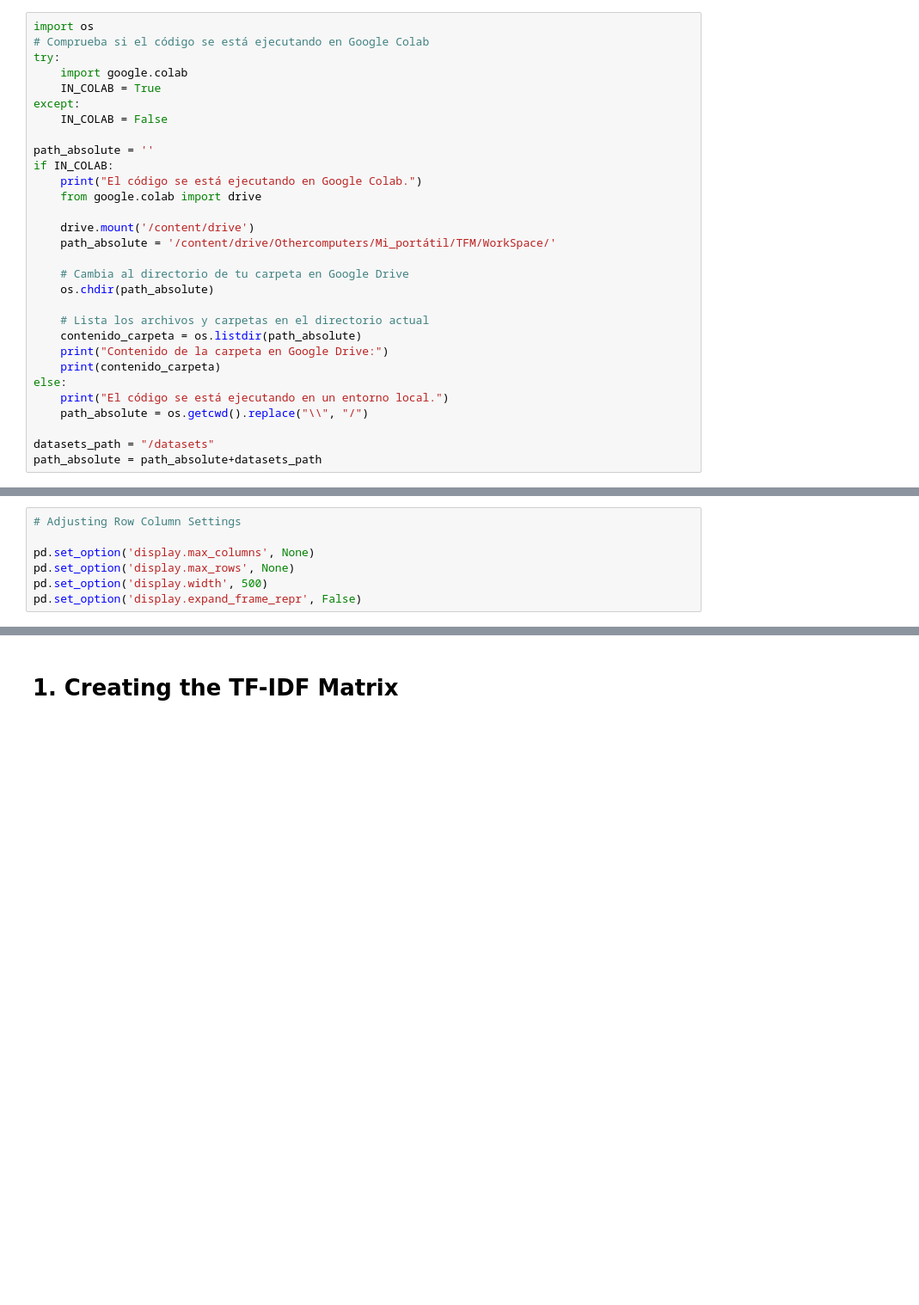
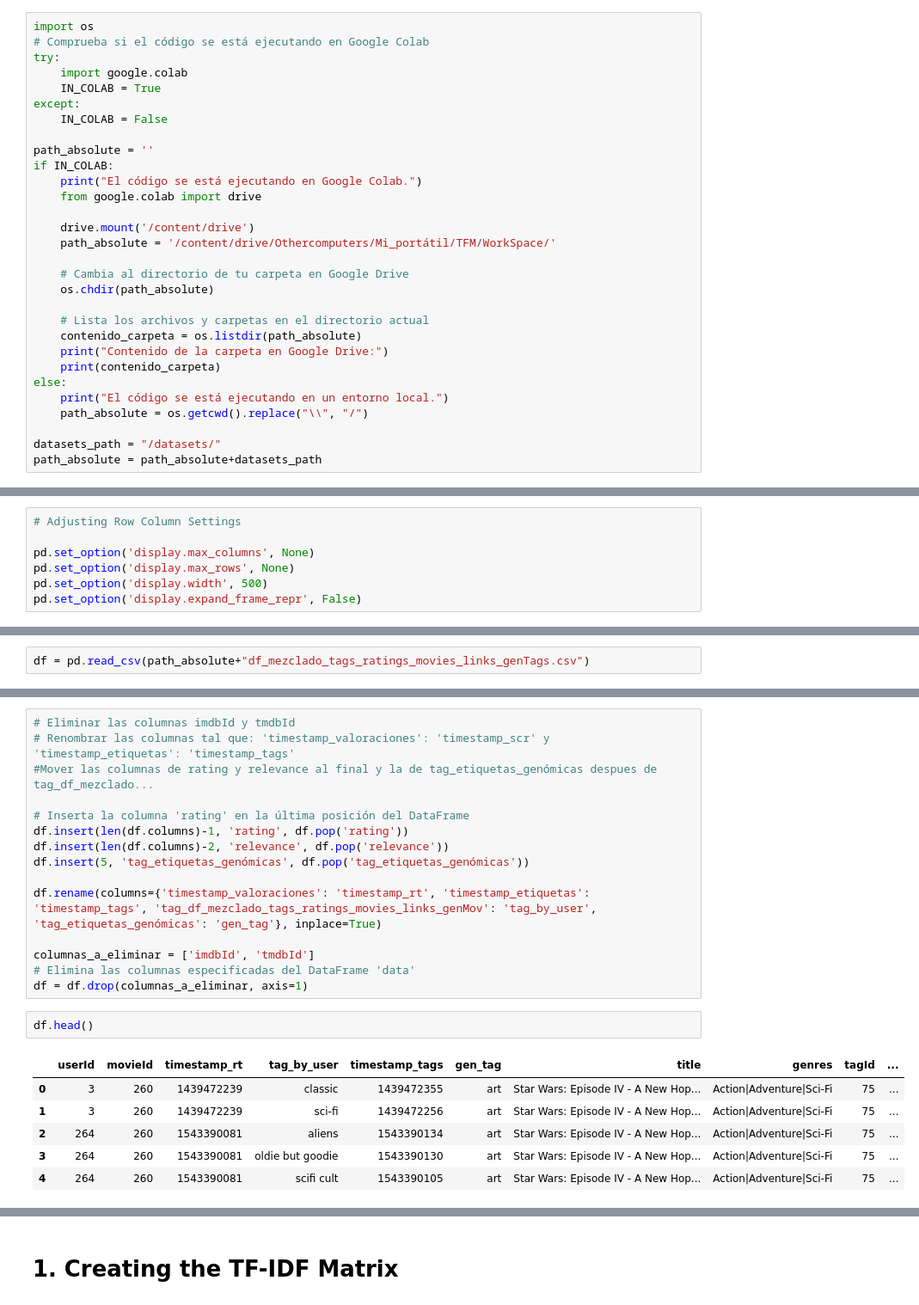
Before and after one commit to Jaime44/WorkSpace, a Jupyter notebook: models/content filter colaborative/content-based-recommendation.ipynb, the cells around one changed output, grey strips where cells are left out. Shown at 86% size. Drawn from its saved outputs; the diff is of its cells as text; blank space fills up the shorter version.

```diff
--- a/models/content filter colaborative/content-based-recommendation.ipynb
+++ b/models/content filter colaborative/content-based-recommendation.ipynb
@@ -28,7 +28,7 @@ else:
     print("El código se está ejecutando en un entorno local.")
     path_absolute = os.getcwd().replace("\\", "/")
 
-datasets_path = "/datasets"
+datasets_path = "/datasets/"
 path_absolute = path_absolute+datasets_path
 # %% [output]
 El código se está ejecutando en un entorno local.
@@ -111,0 +75,2 @@ vote_count    45460.0  1.098973e+02  4.913104e+02  0.0  0.0   0.0  10.0  4.34000
+# %%
+df = pd.read_csv(path_absolute+"df_mezclado_tags_ratings_movies_links_genTags.csv")
@@ -111,0 +86,24 @@ vote_count    45460.0  1.098973e+02  4.913104e+02  0.0  0.0   0.0  10.0  4.34000
+# %%
+# Eliminar las columnas imdbId y tmdbId
+# Renombrar las columnas tal que: 'timestamp_valoraciones': 'timestamp_scr' y 'timestamp_etiquetas': 'timestamp_tags'
+#Mover las columnas de rating y relevance al final y la de tag_etiquetas_genómicas despues de tag_df_mezclado...
+
+# Inserta la columna 'rating' en la última posición del DataFrame
+df.insert(len(df.columns)-1, 'rating', df.pop('rating'))
+df.insert(len(df.columns)-2, 'relevance', df.pop('relevance'))
+df.insert(5, 'tag_etiquetas_genómicas', df.pop('tag_etiquetas_genómicas'))
+
+df.rename(columns={'timestamp_valoraciones': 'timestamp_rt', 'timestamp_etiquetas': 'timestamp_tags', 'tag_df_mezclado_tags_ratings_movies_links_genMov': 'tag_by_user', 'tag_etiquetas_genómicas': 'gen_tag'}, inplace=True)
+
+columnas_a_eliminar = ['imdbId', 'tmdbId']
+# Elimina las columnas especificadas del DataFrame 'data'
+df = df.drop(columnas_a_eliminar, axis=1)
+# %%
+df.head()
+# %% [output]
+|  | userId | movieId | timestamp_rt | tag_by_user | timestamp_tags | gen_tag | title | genres | tagId | ... |
+| 0 | 3 | 260 | 1439472239 | classic | 1439472355 | art | Star Wars: Episode IV - A New Hop... | Action|Adventure|Sci-Fi | 75 | ... |
+| 1 | 3 | 260 | 1439472239 | sci-fi | 1439472256 | art | Star Wars: Episode IV - A New Hop... | Action|Adventure|Sci-Fi | 75 | ... |
+| 2 | 264 | 260 | 1543390081 | aliens | 1543390134 | art | Star Wars: Episode IV - A New Hop... | Action|Adventure|Sci-Fi | 75 | ... |
+| 3 | 264 | 260 | 1543390081 | oldie but goodie | 1543390130 | art | Star Wars: Episode IV - A New Hop... | Action|Adventure|Sci-Fi | 75 | ... |
+| 4 | 264 | 260 | 1543390081 | scifi cult | 1543390105 | art | Star Wars: Episode IV - A New Hop... | Action|Adventure|Sci-Fi | 75 | ... |
```
Also changed, not shown: parts of 36 cells of this notebook, 36 other files.
